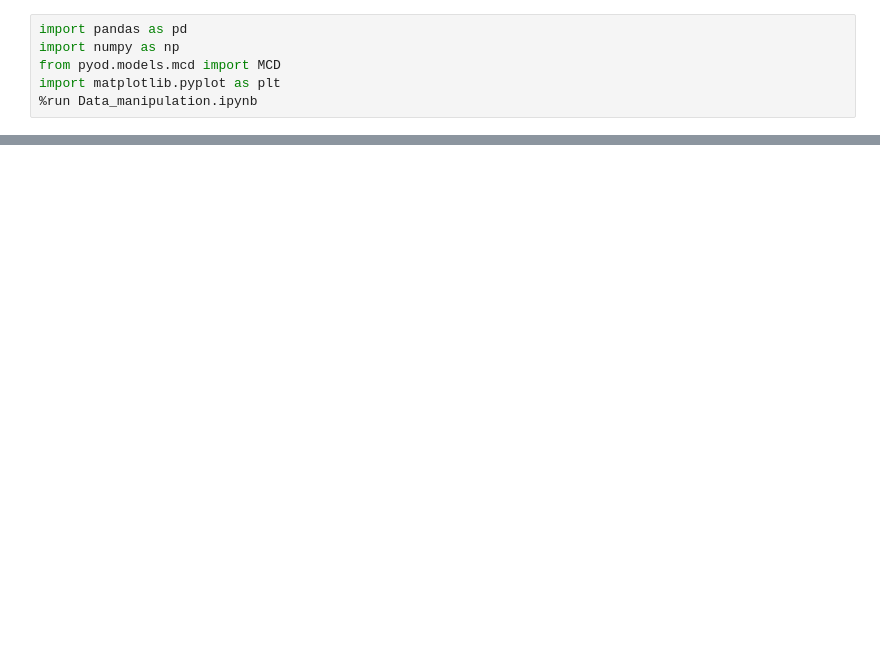
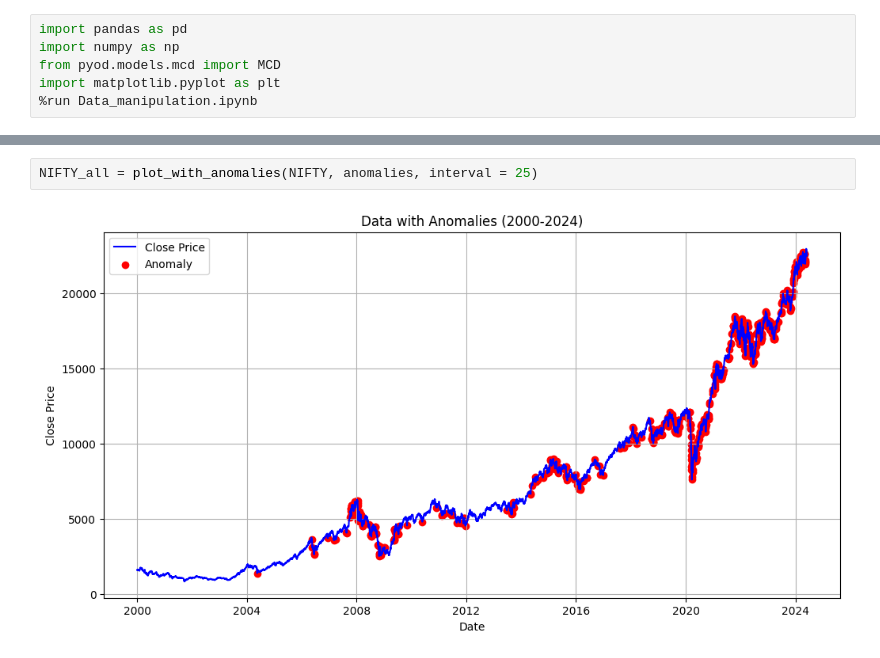
Before and after one commit to Rushi873/Anomaly-detection-and-clustering-for-stock-indices, a Jupyter notebook: Statistic model/MCD.ipynb, the cells around one changed output, grey strips where cells are left out. Saved outputs shown, nothing was run; the diff lists cells and outputs as text; blank space fills up the shorter version.

```diff
--- a/Statistic model/MCD.ipynb
+++ b/Statistic model/MCD.ipynb
@@ -103,0 +120,4 @@ a = plot_nifty_with_anomalies(NIFTY, anomalies)
+# %%
+NIFTY_all = plot_with_anomalies(NIFTY, anomalies, interval = 25)
+# %% [output]
+[figure, added]
```
Also changed, not shown: parts of 9 cells of this notebook.
